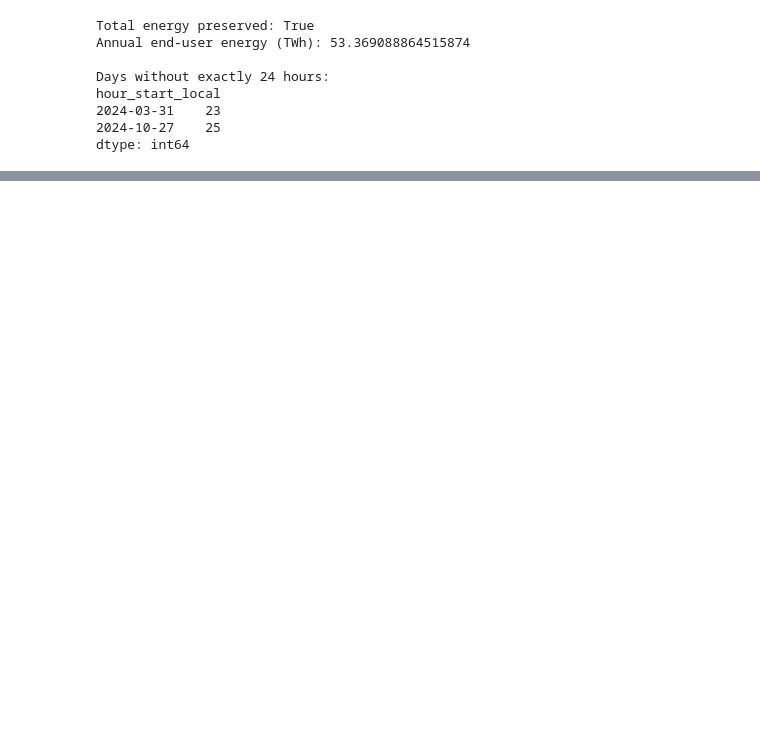
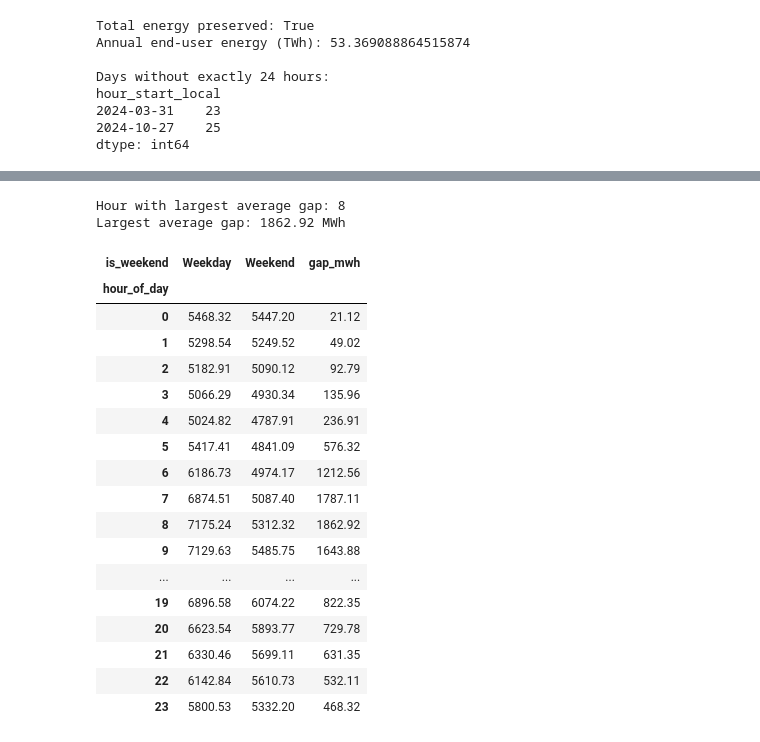
Before and after one commit to mihail500/swiss-energy-forecast, a Jupyter notebook: notebooks/01_data_inspection.ipynb, the cells around one changed output, grey strips where cells are left out. Saved outputs shown, nothing was run; the diff lists cells and outputs as text; code cells hidden in the pictures; blank space fills up the shorter version.

```diff
--- a/notebooks/01_data_inspection.ipynb
+++ b/notebooks/01_data_inspection.ipynb
@@ -496,0 +573,36 @@ dtype: int64
+# %%
+daily_profile["gap_mwh"] = (
+    daily_profile["Weekday"] - daily_profile["Weekend"]
+)
+
+largest_gap_hour = daily_profile["gap_mwh"].idxmax()
+
+print("Hour with largest average gap:", largest_gap_hour)
+print(
+    "Largest average gap:",
+    round(daily_profile.loc[largest_gap_hour, "gap_mwh"], 2),
+    "MWh",
+)
+
+display(daily_profile.round(2))
+# %% [output]
+Hour with largest average gap: 8
+Largest average gap: 1862.92 MWh
+| is_weekend | Weekday | Weekend | gap_mwh |
+| hour_of_day |  |  |  |
+| 0 | 5468.32 | 5447.20 | 21.12 |
+| 1 | 5298.54 | 5249.52 | 49.02 |
+| 2 | 5182.91 | 5090.12 | 92.79 |
+| 3 | 5066.29 | 4930.34 | 135.96 |
+| 4 | 5024.82 | 4787.91 | 236.91 |
+| 5 | 5417.41 | 4841.09 | 576.32 |
+| 6 | 6186.73 | 4974.17 | 1212.56 |
+| 7 | 6874.51 | 5087.40 | 1787.11 |
+| 8 | 7175.24 | 5312.32 | 1862.92 |
+| 9 | 7129.63 | 5485.75 | 1643.88 |
+| ... | ... | ... | ... |
+| 19 | 6896.58 | 6074.22 | 822.35 |
+| 20 | 6623.54 | 5893.77 | 729.78 |
+| 21 | 6330.46 | 5699.11 | 631.35 |
+| 22 | 6142.84 | 5610.73 | 532.11 |
+| 23 | 5800.53 | 5332.20 | 468.32 |
```
Also changed, not shown: parts of 7 cells of this notebook.
